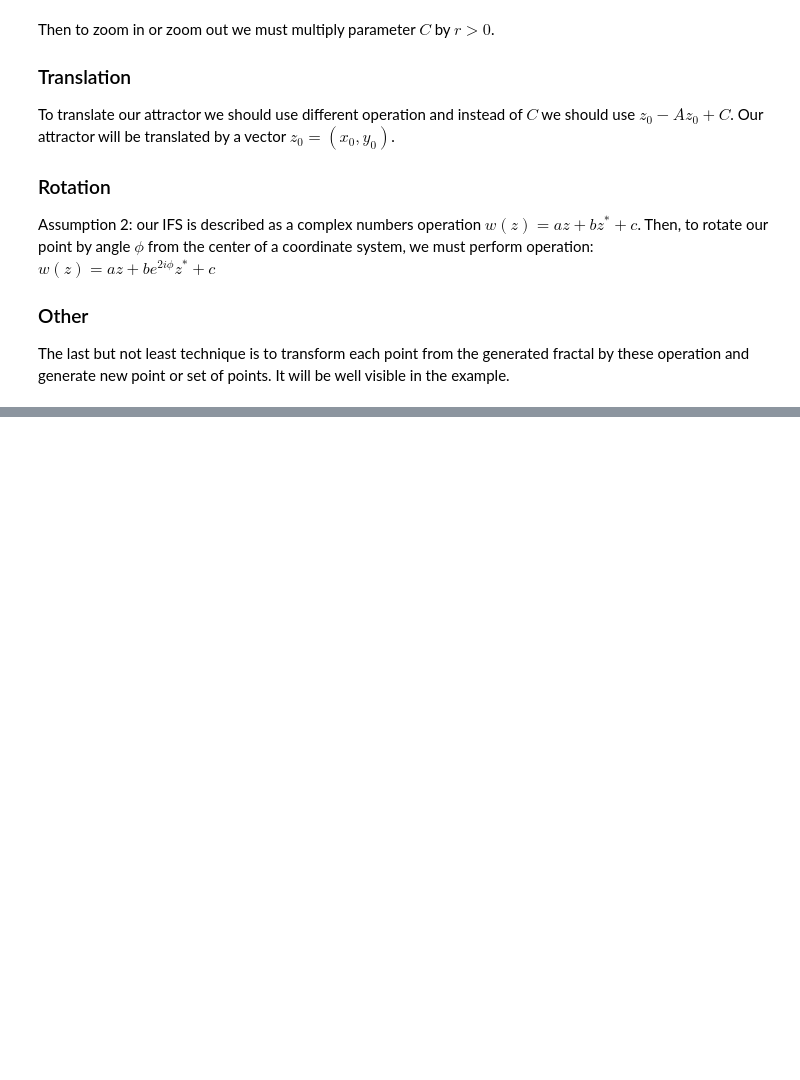
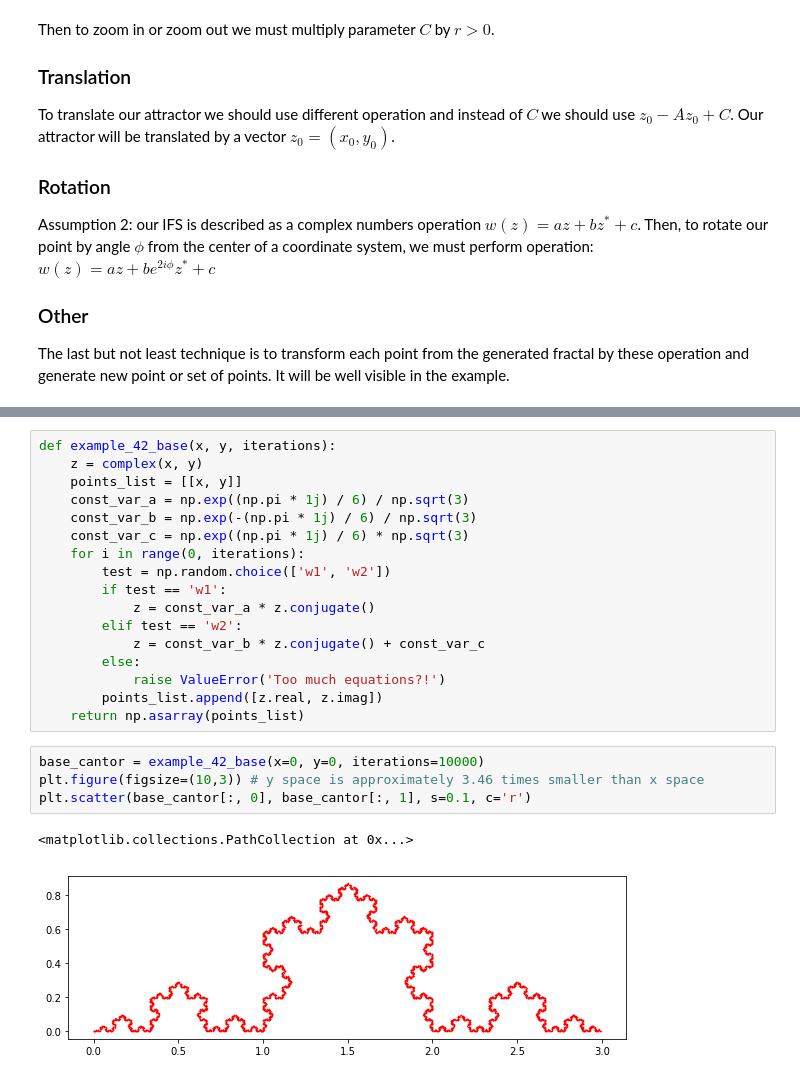
Before and after one commit to SimonMolinsky/fractals_and_chaos, a Jupyter notebook: chapter_04.ipynb, the cells around one changed output, grey strips where cells are left out. Saved outputs shown, nothing was run; the diff lists cells and outputs as text; blank space fills up the shorter version.

Commit message:
von Kochs star and curve IFS - transformations examples

```diff
--- a/chapter_04.ipynb
+++ b/chapter_04.ipynb
@@ -291,0 +303,24 @@ The last but not least technique is to transform each point from the generated f
+# %%
+def example_42_base(x, y, iterations):
+    z = complex(x, y)
+    points_list = [[x, y]]
+    const_var_a = np.exp((np.pi * 1j) / 6) / np.sqrt(3)
+    const_var_b = np.exp(-(np.pi * 1j) / 6) / np.sqrt(3)
+    const_var_c = np.exp((np.pi * 1j) / 6) * np.sqrt(3)
+    for i in range(0, iterations):
+        test = np.random.choice(['w1', 'w2'])
+        if test == 'w1':
+            z = const_var_a * z.conjugate()
+        elif test == 'w2':
+            z = const_var_b * z.conjugate() + const_var_c
+        else:
+            raise ValueError('Too much equations?!')
+        points_list.append([z.real, z.imag])
+    return np.asarray(points_list)
+# %%
+base_cantor = example_42_base(x=0, y=0, iterations=10000)
+plt.figure(figsize=(10,3)) # y space is approximately 3.46 times smaller than x space
+plt.scatter(base_cantor[:, 0], base_cantor[:, 1], s=0.1, c='r')
+# %% [output]
+<matplotlib.collections.PathCollection at 0x...>
+[figure, added]
```
Also changed, not shown: parts of 7 cells of this notebook.
